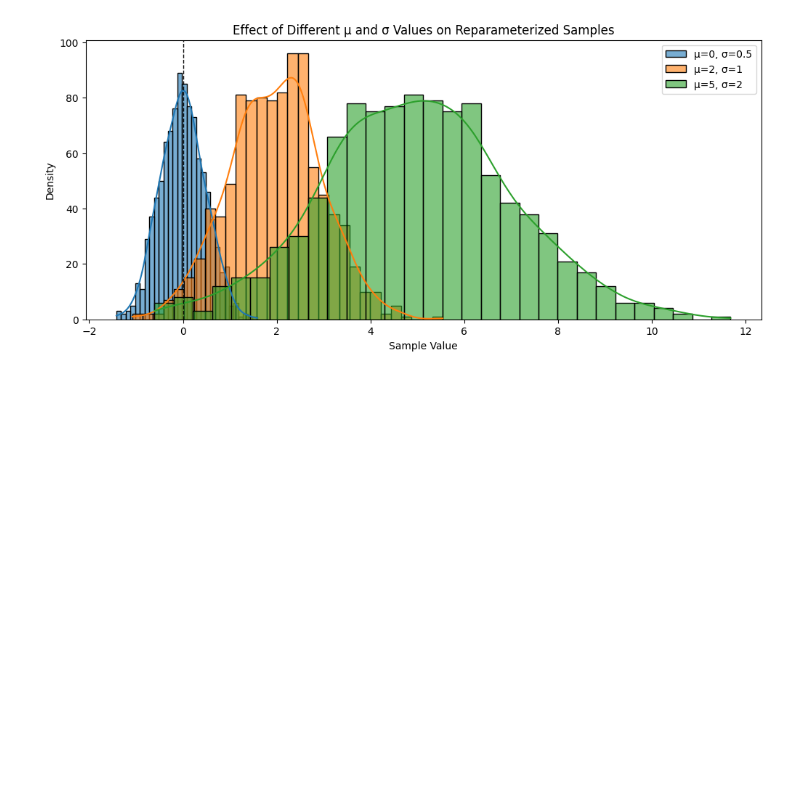
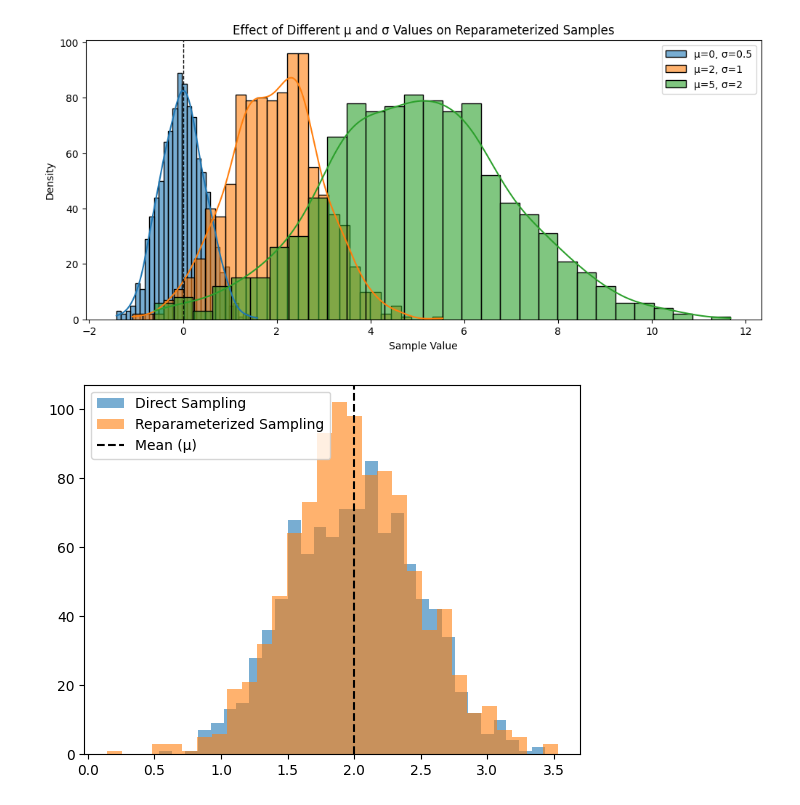
Before and after one commit to subarumuroi/Torch-Practice, a Jupyter notebook: reparameterizationtrick.ipynb, the cells around one changed output. Drawn from its saved outputs; the diff is of its cells as text; code cells hidden in the pictures; blank space fills up the shorter version.

```diff
--- a/reparameterizationtrick.ipynb
+++ b/reparameterizationtrick.ipynb
@@ -148,3 +148,29 @@ plt.show()
 Gradient of mu: 1.0000
 Gradient of sigma: 0.2388
 [figure]
+# %%
+import torch
+import matplotlib.pyplot as plt
+
+# Parameters
+mu = torch.tensor(2.0)
+sigma = torch.tensor(0.5)
+
+# Sample size
+num_samples = 1000
+
+# Direct sampling (without reparameterization)
+direct_samples = torch.normal(mean=mu.expand(num_samples), std=sigma.expand(num_samples))
+
+# Reparameterized sampling (with reparameterization trick)
+epsilon = torch.randn(num_samples)  # Standard normal noise
+reparam_samples = mu + sigma * epsilon  # Reparameterized samples
+
+# Plotting the distributions
+plt.hist(direct_samples.detach().numpy(), bins=30, alpha=0.6, label='Direct Sampling')
+plt.hist(reparam_samples.detach().numpy(), bins=30, alpha=0.6, label='Reparameterized Sampling')
+plt.axvline(mu.item(), color='black', linestyle='--', label="Mean (μ)")
+plt.legend()
+plt.show()
+# %% [output]
+[figure, added]
```
Also changed, not shown: 3 other files.
